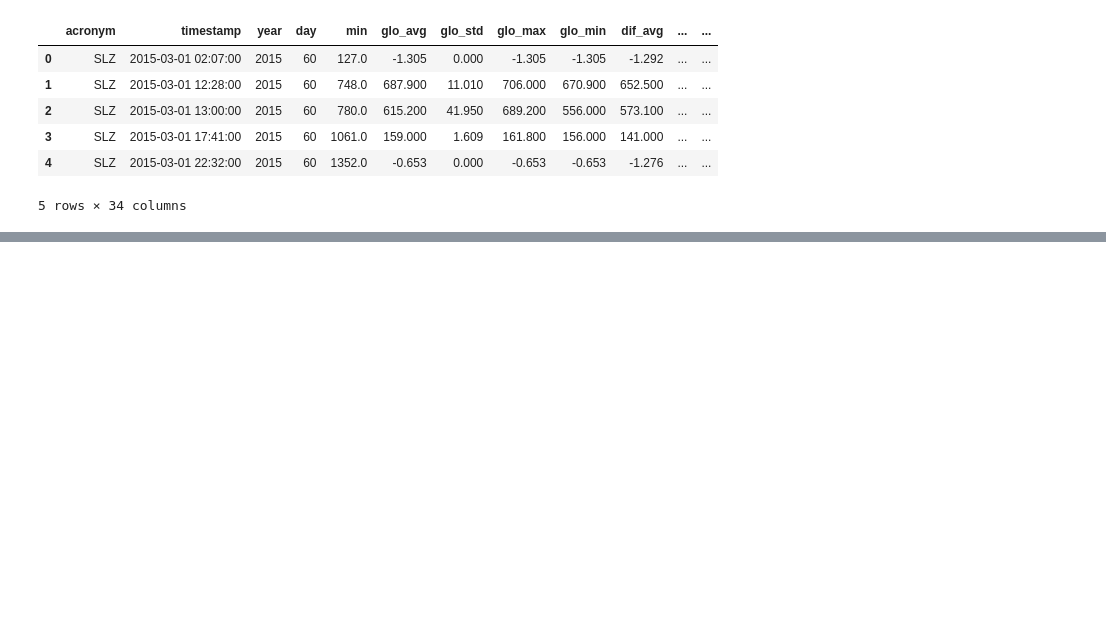
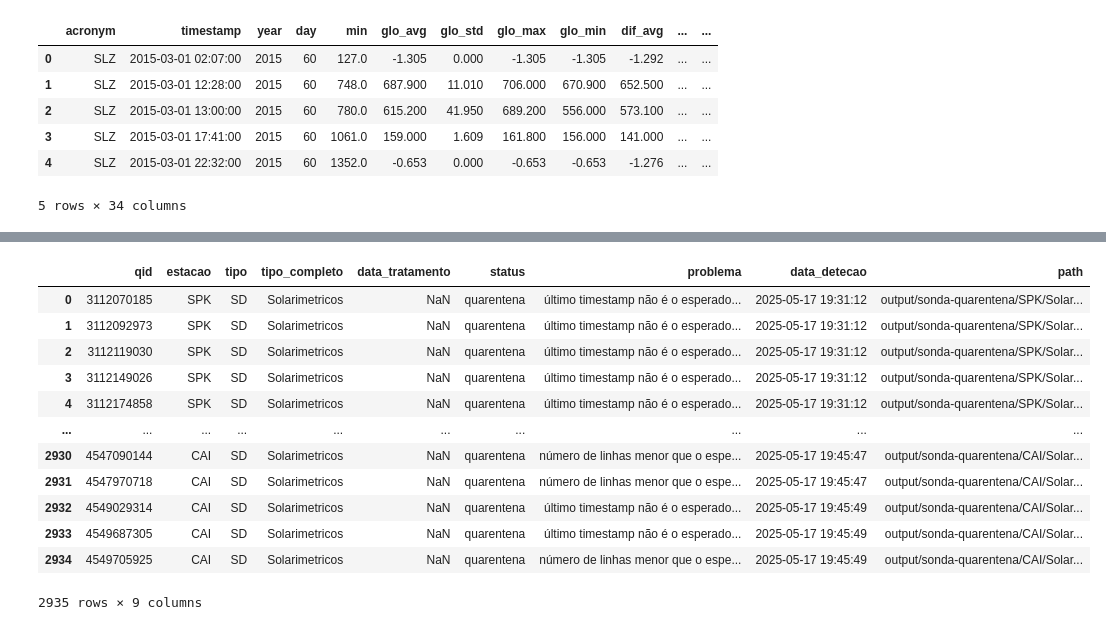
Before and after one commit to labren/sonda-curadoria, a Jupyter notebook: Analise_Exploratoria_Solarimetricos.ipynb, the cells around one changed output, grey strips where cells are left out. Cells and saved outputs as stored; diff of their text form; code cells hidden in the pictures; blank space fills up the shorter version.

```diff
--- a/Analise_Exploratoria_Solarimetricos.ipynb
+++ b/Analise_Exploratoria_Solarimetricos.ipynb
@@ -68,0 +144,16 @@ See the caveats in the documentation: https://pandas.pydata.org/pandas-docs/stab
+# %%
+quarentena_df
+# %% [output]
+|  | qid | estacao | tipo | tipo_completo | data_tratamento | status | problema | data_detecao | path |
+| 0 | 3112070185 | SPK | SD | Solarimetricos | NaN | quarentena | último timestamp não é o esperado... | 2025-05-17 19:31:12 | output/sonda-quarentena/SPK/Solar... |
+| 1 | 3112092973 | SPK | SD | Solarimetricos | NaN | quarentena | último timestamp não é o esperado... | 2025-05-17 19:31:12 | output/sonda-quarentena/SPK/Solar... |
+| 2 | 3112119030 | SPK | SD | Solarimetricos | NaN | quarentena | último timestamp não é o esperado... | 2025-05-17 19:31:12 | output/sonda-quarentena/SPK/Solar... |
+| 3 | 3112149026 | SPK | SD | Solarimetricos | NaN | quarentena | último timestamp não é o esperado... | 2025-05-17 19:31:12 | output/sonda-quarentena/SPK/Solar... |
+| 4 | 3112174858 | SPK | SD | Solarimetricos | NaN | quarentena | último timestamp não é o esperado... | 2025-05-17 19:31:12 | output/sonda-quarentena/SPK/Solar... |
+| ... | ... | ... | ... | ... | ... | ... | ... | ... | ... |
+| 2930 | 4547090144 | CAI | SD | Solarimetricos | NaN | quarentena | número de linhas menor que o espe... | 2025-05-17 19:45:47 | output/sonda-quarentena/CAI/Solar... |
+| 2931 | 4547970718 | CAI | SD | Solarimetricos | NaN | quarentena | número de linhas menor que o espe... | 2025-05-17 19:45:47 | output/sonda-quarentena/CAI/Solar... |
+| 2932 | 4549029314 | CAI | SD | Solarimetricos | NaN | quarentena | último timestamp não é o esperado... | 2025-05-17 19:45:49 | output/sonda-quarentena/CAI/Solar... |
+| 2933 | 4549687305 | CAI | SD | Solarimetricos | NaN | quarentena | último timestamp não é o esperado... | 2025-05-17 19:45:49 | output/sonda-quarentena/CAI/Solar... |
+| 2934 | 4549705925 | CAI | SD | Solarimetricos | NaN | quarentena | número de linhas menor que o espe... | 2025-05-17 19:45:49 | output/sonda-quarentena/CAI/Solar... |
+2935 rows × 9 columns
```
Also changed, not shown: parts of 19 cells of this notebook, 1 other file.
